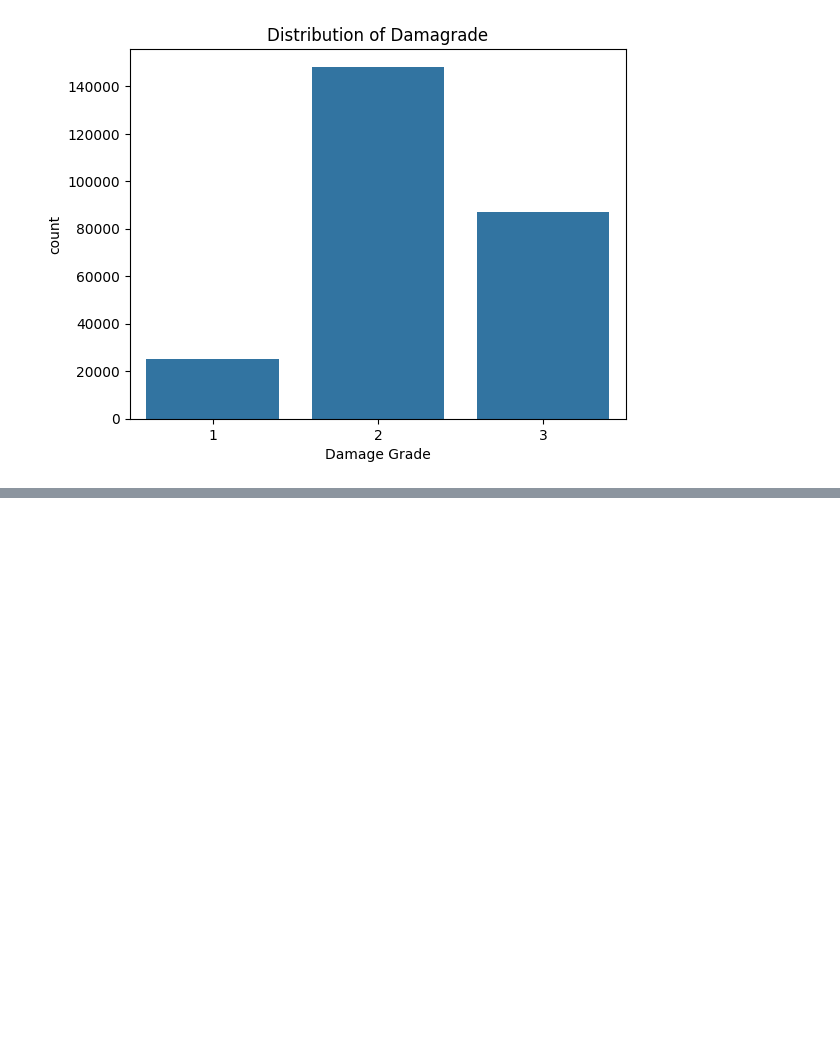
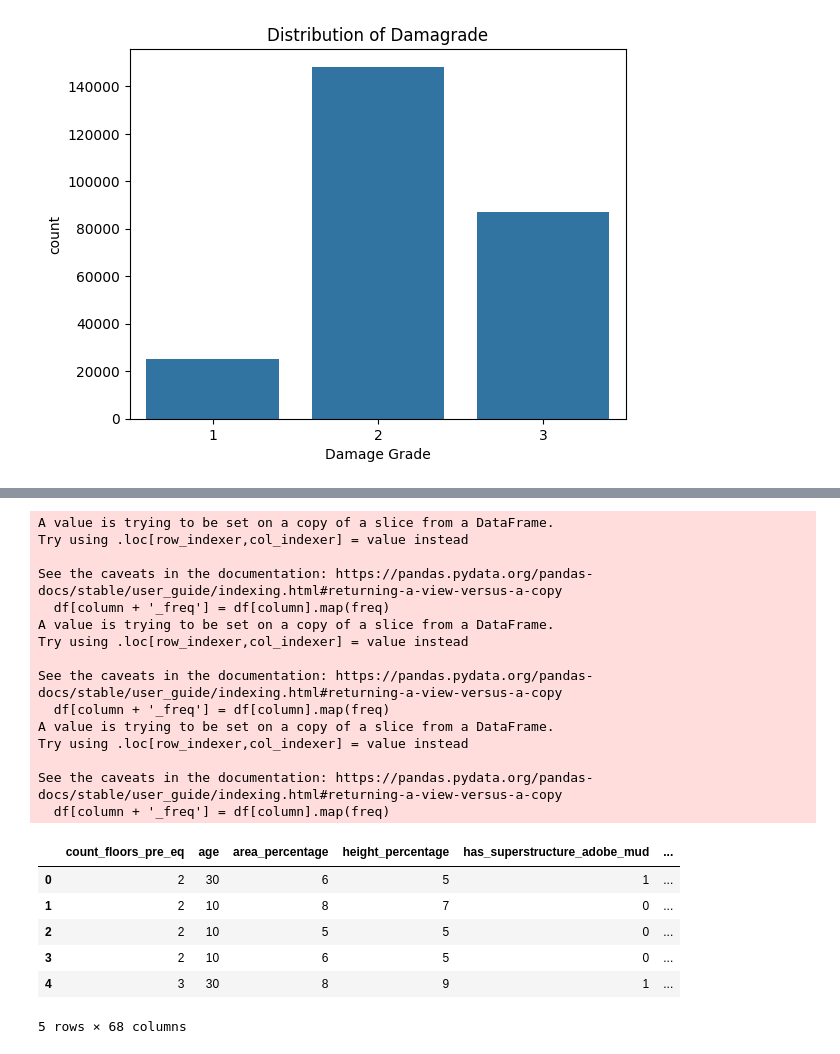
Before and after one commit to PundirNeetu/MiniCompetition, a Jupyter notebook: notebooks/Exploration.ipynb, the cells around one changed output, grey strips where cells are left out. Cells and saved outputs as stored; diff of their text form; code cells hidden in the pictures; blank space fills up the shorter version.

```diff
--- a/notebooks/Exploration.ipynb
+++ b/notebooks/Exploration.ipynb
@@ -409,0 +565,64 @@ no
+# %%
+import pandas as pd
+from sklearn.preprocessing import OneHotEncoder
+
+def preprocess_data(X):
+    # Step 1: One-hot encode categorical features
+    X_cat = X[['land_surface_condition', 'foundation_type', 'roof_type',
+                'ground_floor_type', 'other_floor_type', 'position',
+                'plan_configuration', 'legal_ownership_status']]
+
+    enc = OneHotEncoder()
+    X_encoded = enc.fit_transform(X_cat)
+
+    # Convert the sparse matrix to a DataFrame
+    encoded_df = pd.DataFrame(X_encoded.toarray(), columns=enc.get_feature_names_out(X_cat.columns))
+
+    # Step 2: Frequency encode geographic IDs
+    def frequency_encode(df, column):
+        freq = df[column].value_counts()
+        df[column + '_freq'] = df[column].map(freq)
+        return df
+
+    X_geo = X[['geo_level_1_id', 'geo_level_2_id', 'geo_level_3_id']]
+    X_geo_freq = frequency_encode(X_geo, 'geo_level_1_id')
+    X_geo_freq = frequency_encode(X_geo_freq, 'geo_level_2_id')
+    X_geo_freq = frequency_encode(X_geo_freq, 'geo_level_3_id')
+
+    # Step 3: Prepare the final DataFrame
+    X_final = pd.concat([
+        X.drop(columns=['building_id', 'geo_level_1_id', 'geo_level_2_id', 'geo_level_3_id',
+                        'land_surface_condition', 'foundation_type', 'roof_type',
+                        'ground_floor_type', 'other_floor_type', 'position',
+                        'plan_configuration', 'legal_ownership_status']),
+        X_geo_freq.drop(columns=['geo_level_1_id', 'geo_level_2_id', 'geo_level_3_id']),
+        encoded_df
+    ], axis=1)
+
+    return X_final
+
+X_final = preprocess_data(X)
+X_final.head()
+# %% [output]
+A value is trying to be set on a copy of a slice from a DataFrame.
+Try using .loc[row_indexer,col_indexer] = value instead
+
+See the caveats in the documentation: https://pandas.pydata.org/pandas-docs/stable/user_guide/indexing.html#returning-a-view-versus-a-copy
+  df[column + '_freq'] = df[column].map(freq)
+A value is trying to be set on a copy of a slice from a DataFrame.
+Try using .loc[row_indexer,col_indexer] = value instead
+
+See the caveats in the documentation: https://pandas.pydata.org/pandas-docs/stable/user_guide/indexing.html#returning-a-view-versus-a-copy
+  df[column + '_freq'] = df[column].map(freq)
+A value is trying to be set on a copy of a slice from a DataFrame.
+Try using .loc[row_indexer,col_indexer] = value instead
+
+See the caveats in the documentation: https://pandas.pydata.org/pandas-docs/stable/user_guide/indexing.html#returning-a-view-versus-a-copy
+  df[column + '_freq'] = df[column].map(freq)
+|  | count_floors_pre_eq | age | area_percentage | height_percentage | has_superstructure_adobe_mud | ... |
+| 0 | 2 | 30 | 6 | 5 | 1 | ... |
+| 1 | 2 | 10 | 8 | 7 | 0 | ... |
+| 2 | 2 | 10 | 5 | 5 | 0 | ... |
+| 3 | 2 | 10 | 6 | 5 | 0 | ... |
+| 4 | 3 | 30 | 8 | 9 | 1 | ... |
+5 rows × 68 columns
```
Also changed, not shown: parts of 13 cells of this notebook, 2 other files.
